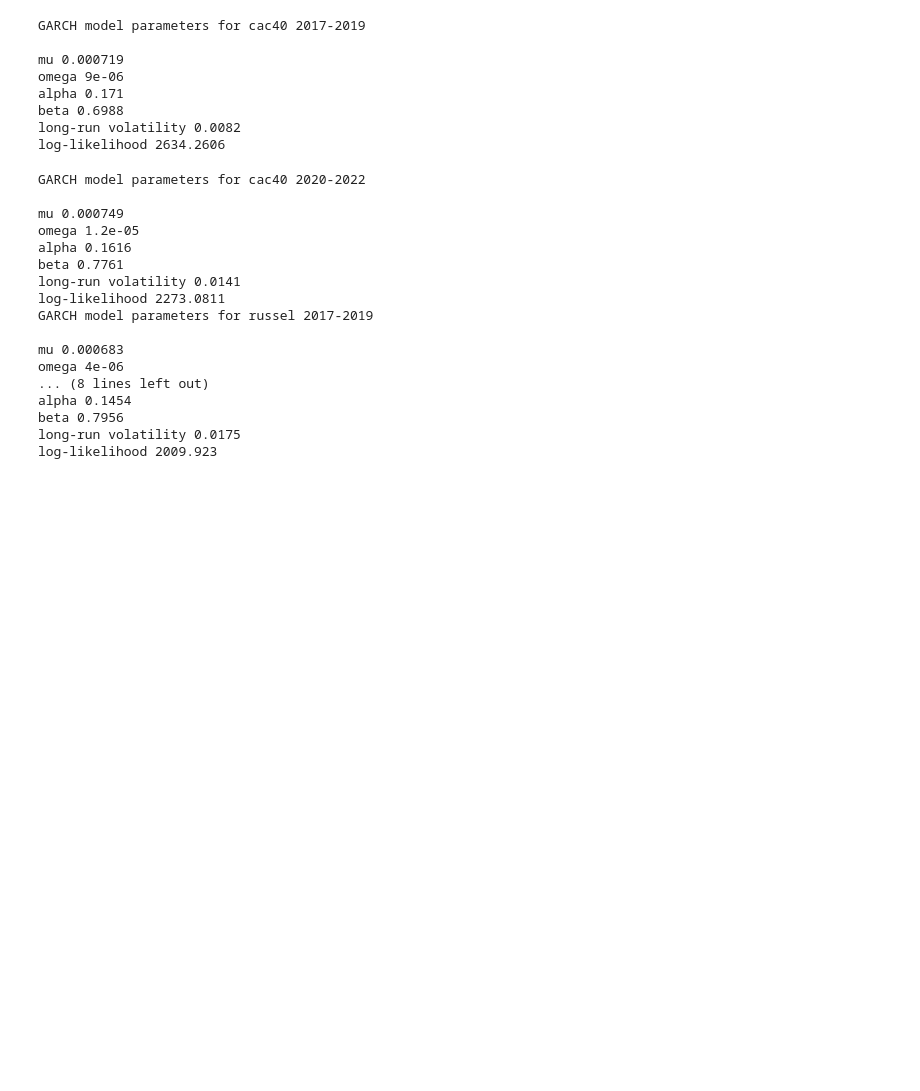
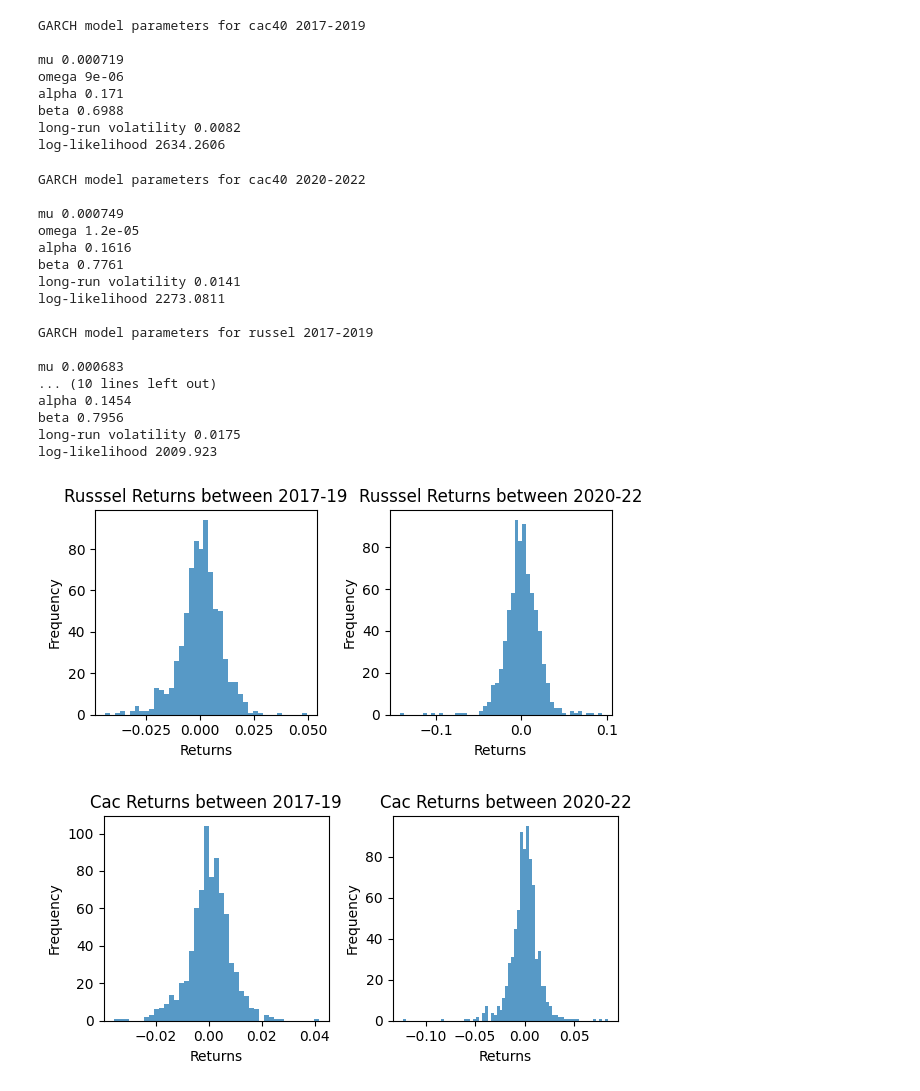
Before and after one commit to annanrard/projet-econom-trie-2023, a Jupyter notebook: main.ipynb, the cells around one changed output. Saved outputs shown, nothing was run; the diff lists cells and outputs as text; code cells hidden in the pictures; blank space fills up the shorter version.

Commit message:
graphique des returns

```diff
--- a/main.ipynb
+++ b/main.ipynb
@@ -110,17 +86,51 @@ returns_russel_2017_2019 = returns_russel_2017_2019[~np.isnan(returns_russel_201
 returns_russel_2020_2022 = np.array(russel_2020_2022['Close'])[1:]/np.array(russel_2020_2022['Close'])[:-1] - 1
 returns_russel_2020_2022 = returns_russel_2020_2022[~np.isnan(returns_russel_2020_2022)]
 
+figure = plt.figure(figsize=(6,3))
+ax = plt.subplot(1,2, 1)
+ax.hist(returns_russel_2017_2019, bins='auto', alpha=0.75)
+ax.set_xlabel('Returns')
+ax.set_ylabel('Frequency')
+ax.set_title('Russsel Returns between 2017-19')
+ax.grid(True)
+plt.grid()
+
+ax = plt.subplot(1,2, 2)
+ax.hist(returns_russel_2020_2022, bins='auto', alpha=0.75)
+ax.set_xlabel('Returns')
+ax.set_ylabel('Frequency')
+ax.set_title('Russsel Returns between 2020-22')
+ax.grid(True)
+plt.grid()
+plt.tight_layout()
+
+figure = plt.figure(figsize=(6,3))
+ax = plt.subplot(1,2, 1)
+ax.hist(returns_cac_2017_2019, bins='auto', alpha=0.75)
+ax.set_xlabel('Returns')
+ax.set_ylabel('Frequency')
+ax.set_title('Cac Returns between 2017-19')
+ax.grid(True)
+plt.grid()
+
+ax = plt.subplot(1,2, 2)
+ax.hist(returns_cac_2020_2022, bins='auto', alpha=0.75)
+ax.set_xlabel('Returns')
+ax.set_ylabel('Frequency')
+ax.set_title('Cac Returns between 2020-22')
+ax.grid(True)
+plt.grid()
+plt.tight_layout()
+
 #nom des 4 répartitions
 cac_17_19 = 'cac_2017_2019'
 cac_20_22 = 'cac_2020_2022'
 rus_17_19 = 'rus_2017_2019'
 rus_20_22 = 'rus_2020_2022'
+
 def garch_mle(params,returns):
     #specifying model parameters
-    mu = params[0]
-    omega = params[1]
-    alpha = params[2]
-    beta = params[3]
+    mu, omega, alpha, beta = params
     #calculating long-run volatility
     long_run = (omega/(1 - alpha - beta))**(1/2)
     #calculating realised and conditional volatility
@@ -156,16 +166,16 @@ def optimize(returns, returns_section):
         conditional[t] = (omega + alpha*resid[t-1]**2 + beta*conditional[t-1]**2)**(1/2)
     #printing optimal parameters
     if(returns_section== cac_17_19):
-        print(f'GARCH model parameters for cac40 2017-2019')
+        print("\n"+ f'GARCH model parameters for cac40 2017-2019')
         print('')
     elif(returns_section== cac_20_22):
-        print(f'GARCH model parameters for cac40 2020-2022')
+        print("\n"+ f'GARCH model parameters for cac40 2020-2022')
         print('')
     elif(returns_section== rus_17_19):
-        print(f'GARCH model parameters for russel 2017-2019')
+        print("\n"+ f'GARCH model parameters for russel 2017-2019')
         print('')
     elif(returns_section== rus_20_22):
-        print(f'GARCH model parameters for russel 2020-2022')
+        print("\n" + f'GARCH model parameters for russel 2020-2022')
         print('')
     print('mu '+str(round(mu, 6)))
     print('omega '+str(round(omega, 6)))
@@ -175,32 +185,34 @@ def optimize(returns, returns_section):
     print('log-likelihood '+str(round(log_likelihood, 4)))
 
 optimize(returns_cac_2017_2019, cac_17_19)
 optimize(returns_cac_2020_2022, cac_20_22)
 optimize(returns_russel_2017_2019,rus_17_19)
 optimize(returns_russel_2020_2022,rus_20_22)
 # %% [output]
 GARCH model parameters for cac40 2017-2019
 
 mu 0.000719
 omega 9e-06
 alpha 0.171
 beta 0.6988
 long-run volatility 0.0082
 log-likelihood 2634.2606
 GARCH model parameters for cac40 2020-2022
 
 mu 0.000749
 omega 1.2e-05
 alpha 0.1616
 beta 0.7761
 long-run volatility 0.0141
 log-likelihood 2273.0811
+
 GARCH model parameters for russel 2017-2019
 
 mu 0.000683
-omega 4e-06
-... (8 lines left out)
+... (10 lines left out)
 alpha 0.1454
 beta 0.7956
 long-run volatility 0.0175
 log-likelihood 2009.923
+[figure, added]
+[figure, added]
```
Also changed, not shown: parts of 2 cells of this notebook, 1 other file.
